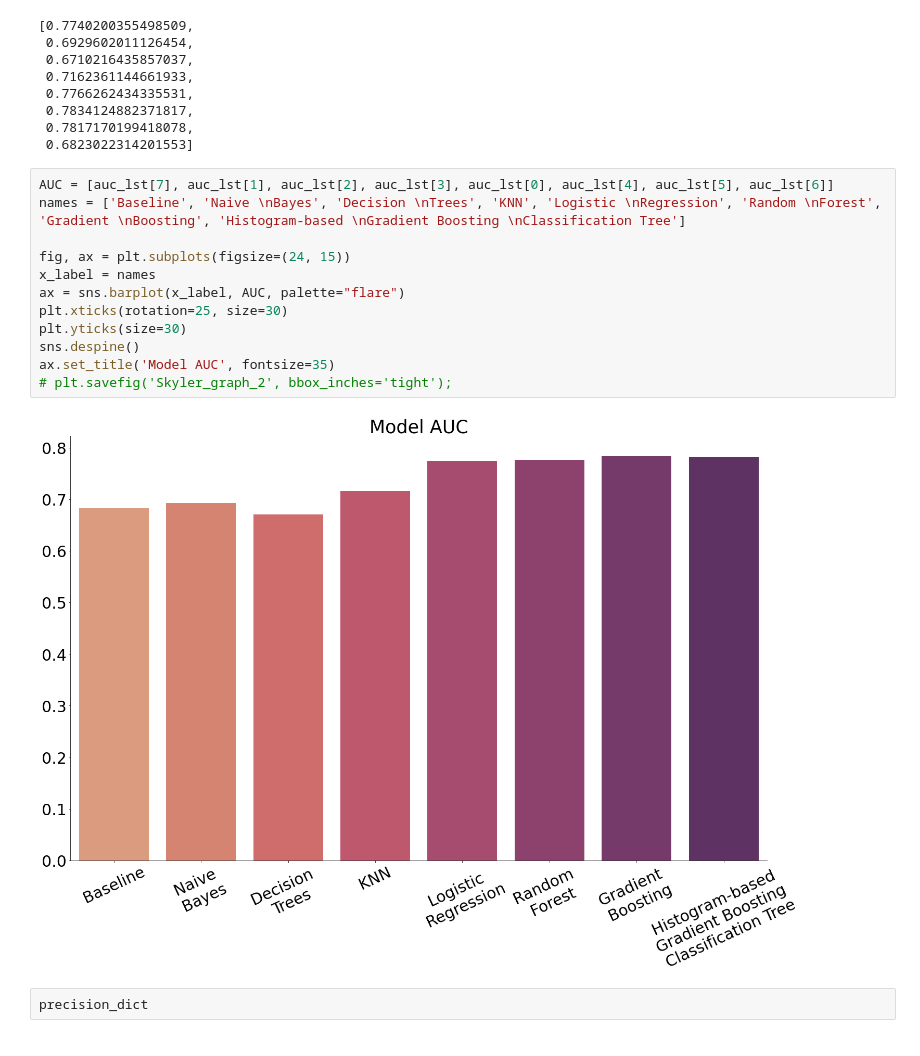
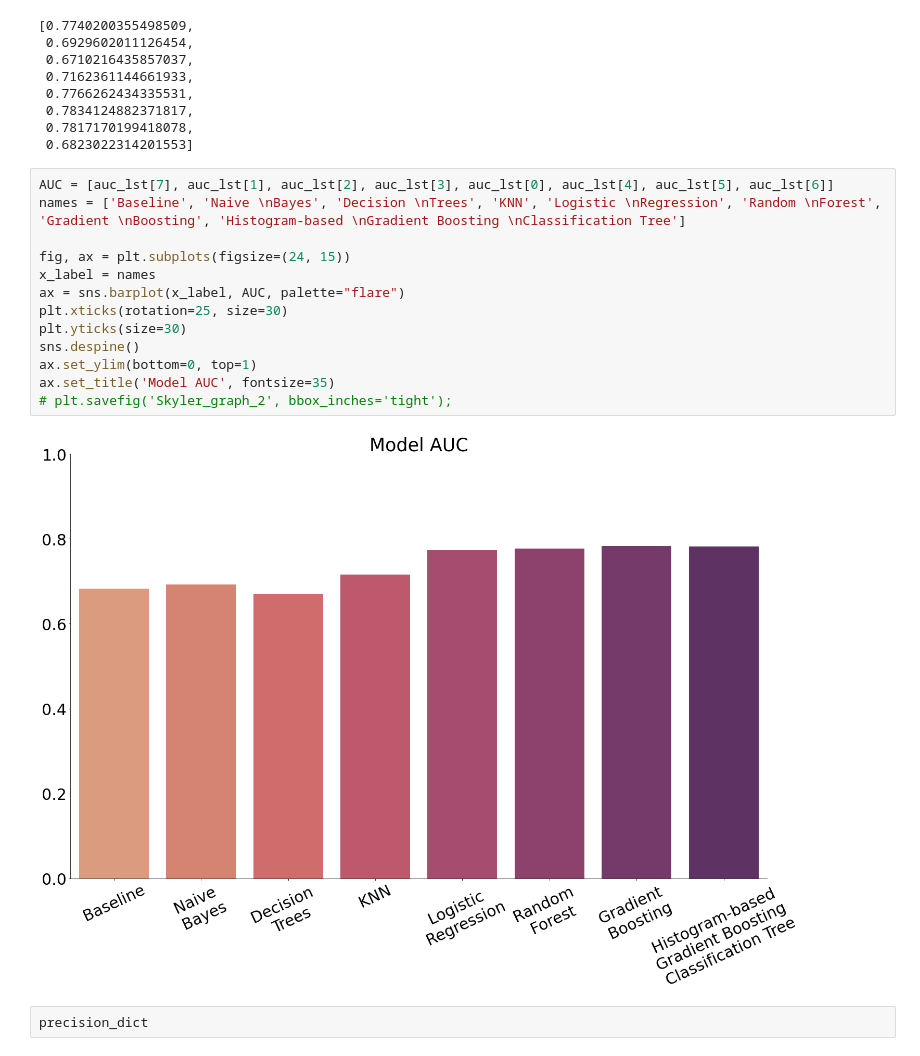
Before and after one commit to moscatena/Seasonal-Flu-Vaccine-Prediction, a Jupyter notebook: Vac_pred_pipelines.ipynb, the cells around one changed output. Saved outputs shown, nothing was run; the diff lists cells and outputs as text.

```diff
--- a/Vac_pred_pipelines.ipynb
+++ b/Vac_pred_pipelines.ipynb
@@ -222,17 +222,18 @@ auc_lst
 # %%
 AUC = [auc_lst[7], auc_lst[1], auc_lst[2], auc_lst[3], auc_lst[0], auc_lst[4], auc_lst[5], auc_lst[6]]
 names = ['Baseline', 'Naive \nBayes', 'Decision \nTrees', 'KNN', 'Logistic \nRegression', 'Random \nForest', 'Gradient \nBoosting', 'Histogram-based \nGradient Boosting \nClassification Tree']
 
 fig, ax = plt.subplots(figsize=(24, 15))
 x_label = names
 ax = sns.barplot(x_label, AUC, palette="flare")
 plt.xticks(rotation=25, size=30)
 plt.yticks(size=30)
 sns.despine()
+ax.set_ylim(bottom=0, top=1)
 ax.set_title('Model AUC', fontsize=35)
 # plt.savefig('Skyler_graph_2', bbox_inches='tight');
 # %% [output]
-[figure, old version]
+[figure, new version]
 # %%
 precision_dict
 # %% [output]
```
Also changed, not shown: parts of 6 cells of this notebook.
